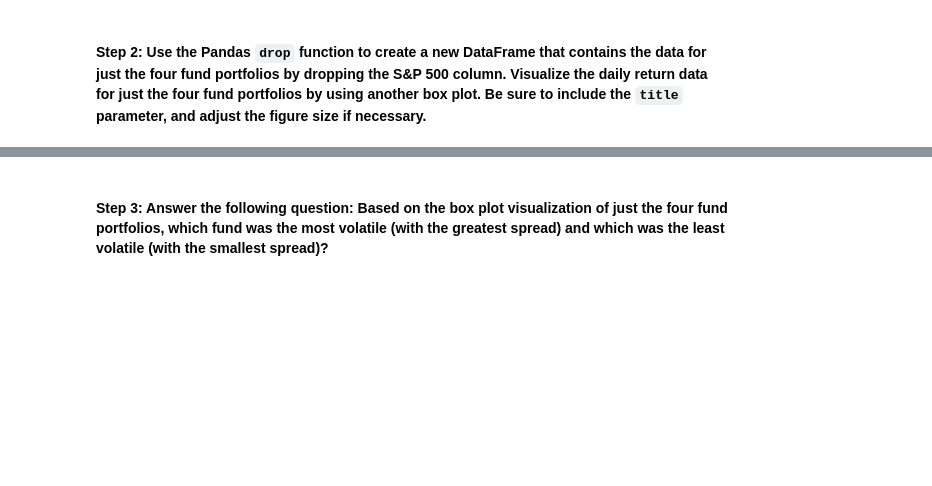
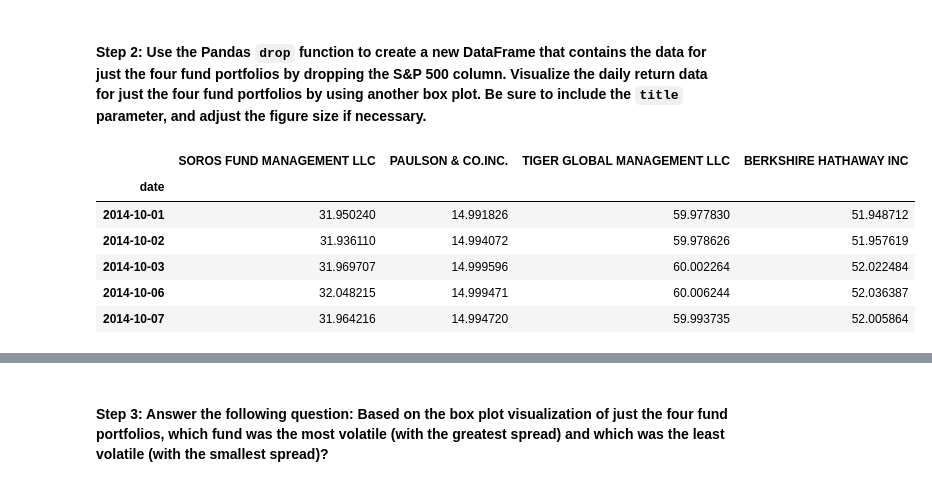
Before and after one commit to gitgenesis/Mod4_Challenge, a Jupyter notebook: risk_return_analysis.ipynb, the cells around one changed output, grey strips where cells are left out. Cells and saved outputs as stored; diff of their text form; code cells hidden in the pictures; blank space fills up the shorter version.

```diff
--- a/risk_return_analysis.ipynb
+++ b/risk_return_analysis.ipynb
@@ -218,6 +235,14 @@ Analyze the volatility of each of the four fund portfolios and of the S&P 500 In
 #### Step 2: Use the Pandas `drop` function to create a new DataFrame that contains the data for just the four fund portfolios by dropping the S&P 500 column. Visualize the daily return data for just the four fund portfolios by using another box plot. Be sure to include the `title` parameter, and adjust the figure size if necessary.
 # %%
 # Create a new DataFrame containing only the 4 fund portfolios by dropping the S&P 500 column from the DataFrame
-# Create box plots to reflect the return data for only the 4 fund portfolios
-# Include a title parameter and adjust the figure size
-# YOUR CODE HERE
+
+four_fund_portfolios = whale_navs.drop(columns=['S&P 500'])
+four_fund_portfolios.head()
+# %% [output]
+|  | SOROS FUND MANAGEMENT LLC | PAULSON & CO.INC. | TIGER GLOBAL MANAGEMENT LLC | BERKSHIRE HATHAWAY INC |
+| date |  |  |  |  |
+| 2014-10-01 | 31.950240 | 14.991826 | 59.977830 | 51.948712 |
+| 2014-10-02 | 31.936110 | 14.994072 | 59.978626 | 51.957619 |
+| 2014-10-03 | 31.969707 | 14.999596 | 60.002264 | 52.022484 |
+| 2014-10-06 | 32.048215 | 14.999471 | 60.006244 | 52.036387 |
+| 2014-10-07 | 31.964216 | 14.994720 | 59.993735 | 52.005864 |
```
Also changed, not shown: parts of 8 cells of this notebook.
